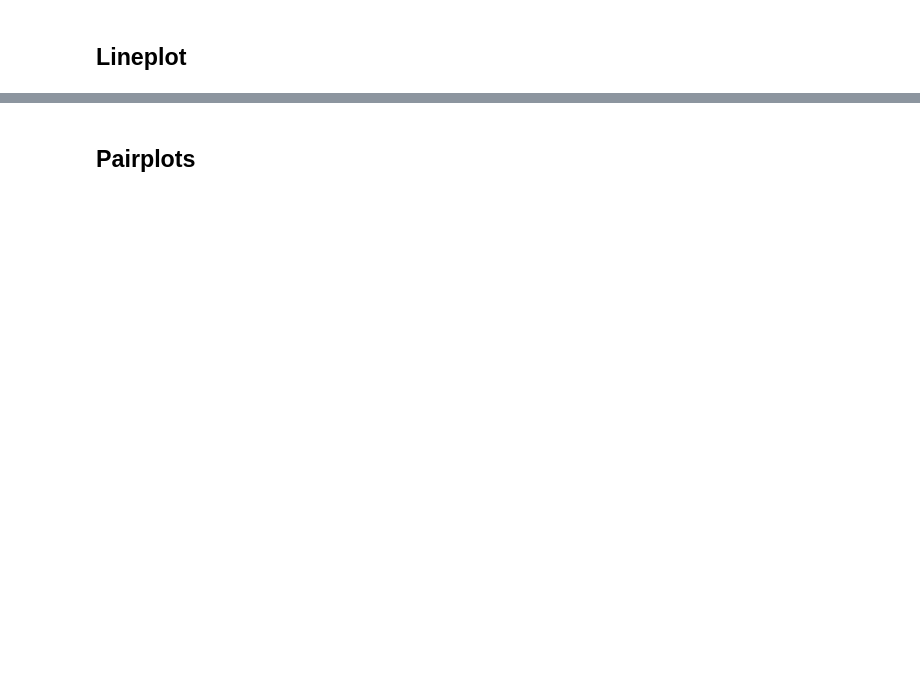
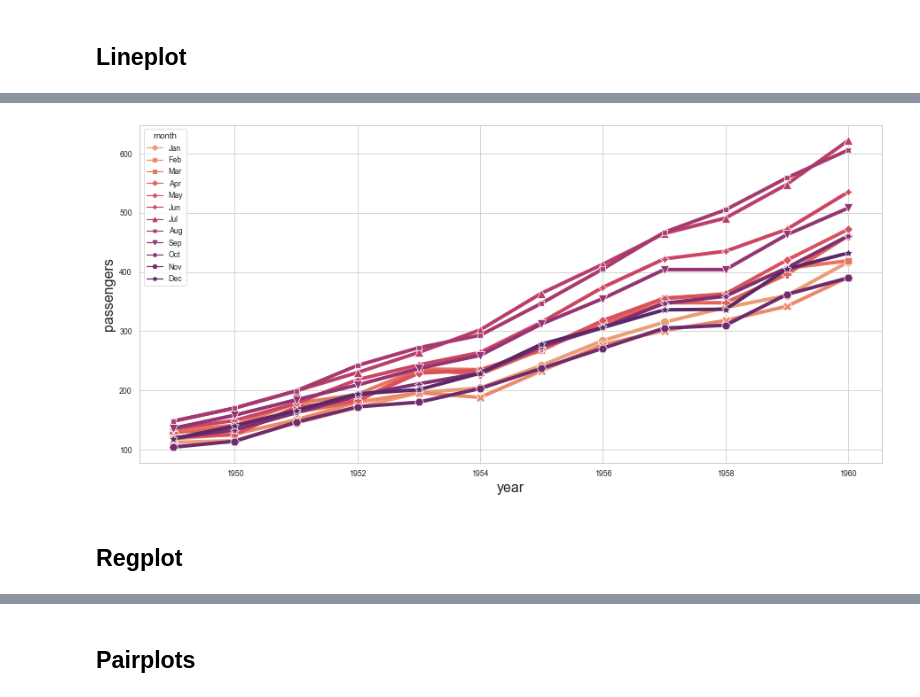
Before and after one commit to bartosz67/matplotlib_seaborn_plots, a Jupyter notebook: plots.ipynb, the cells around one changed output, grey strips where cells are left out. Cells and saved outputs as stored; diff of their text form; code cells hidden in the pictures; blank space fills up the shorter version.

```diff
--- a/plots.ipynb
+++ b/plots.ipynb
@@ -323,2 +331,4 @@ sns.scatterplot(x=mpg, y=hp,
 # %% [markdown]
 ## Lineplot
+# %%
+flights = sns.load_dataset('flights')
@@ -324,0 +348,39 @@ sns.scatterplot(x=mpg, y=hp,
+# %%
+plt.figure(figsize=(15,7))
+
+sns.lineplot(data = flights,
+             x='year',
+             y='passengers',
+
+             lw=4,  # line width
+             # err_style='bars',  # draw confidence interval using bars, or translucent gradient
+             # alpha=,
+             # color=,
+
+             palette='flare' ,
+             hue='month',
+
+             style='month',
+             markers=True,  # different styles marked with markers
+             markersize = 10,
+             dashes=False,  # different styles marked with line style
+
+             # size='month',
+             # sizes=(,),  # size range
+             legend="full",
+
+             # estimator= 'sum', # 'std',
+
+             # units='subject',
+             # estimator=None,
+
+             # seaborn uses bootstrapping to calculate confidence interval
+             # n_boot= 10_00,  # determine number of bootstrapps
+             # ci = 95,  # percentage of bootstrapps to fall in interval
+             # ci = None,  # turns off confidence interval
+            )
+plt.yticklabels=[]
+# %% [output]
+[figure, added]
+# %% [markdown]
+## Regplot
```
Also changed, not shown: parts of 15 cells of this notebook.
